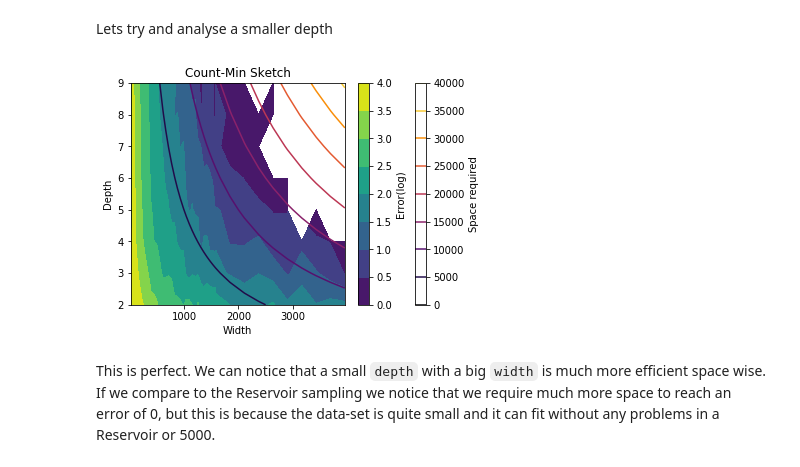
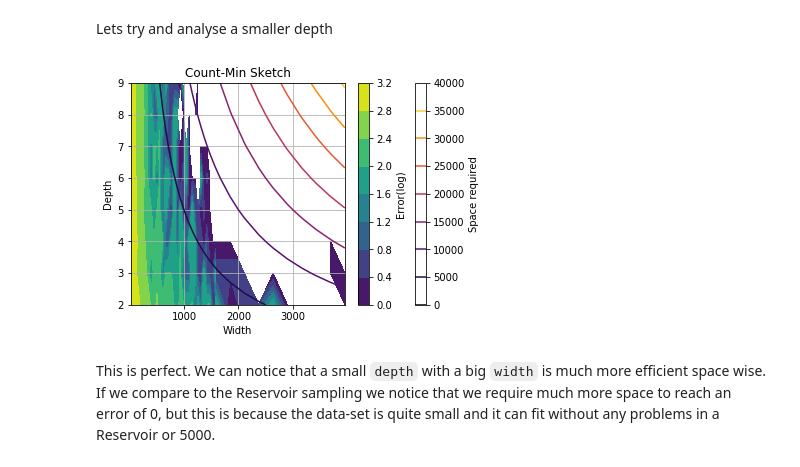
Before and after one commit to simionAndrei/CyberBotnet3, a Jupyter notebook: CountMinSketch.ipynb, the cells around one changed output. Cells and saved outputs as stored; diff of their text form; code cells hidden in the pictures.

```diff
--- a/CountMinSketch.ipynb
+++ b/CountMinSketch.ipynb
@@ -242,7 +242,7 @@ for i, d in tqdm(enumerate(depth1)):
 
         top = c.extract_top(unique_ips)
 
-        score = utils.get_estimation_error(true_cnt, top, 100)
+        score = utils.get_estimation_error(true_cnt, top, 10)
 
         results.append({'top': top[:10], 'score': score, 'width': c.width, 'depth': c.depth})
 
@@ -251,17 +251,17 @@ for i, d in tqdm(enumerate(depth1)):
 # %%
 plt.contour(width1, depth1, space, cmap='inferno')
 c = plt.colorbar()
 c.set_label("Space required")
 plt.contourf(width1, depth1, np.log10(scores))
 c = plt.colorbar()
 c.set_label("Error(log)")
-
+plt.grid(True)
 plt.title("Count-Min Sketch")
 plt.xlabel("Width")
 plt.ylabel("Depth")
 plt.savefig("./output/count-min-space-requirement.eps", format='eps', dpi=1000)
 # %% [output]
-[figure, old version]
+[figure, new version]
 # %% [markdown]
 This is perfect. We can notice that a small `depth` with a big `width` is much more efficient space wise.
 If we compare to the Reservoir sampling we notice that we require much more space to reach an error of 0, but
```
Also changed, not shown: parts of 9 cells of this notebook, 9 other files.
